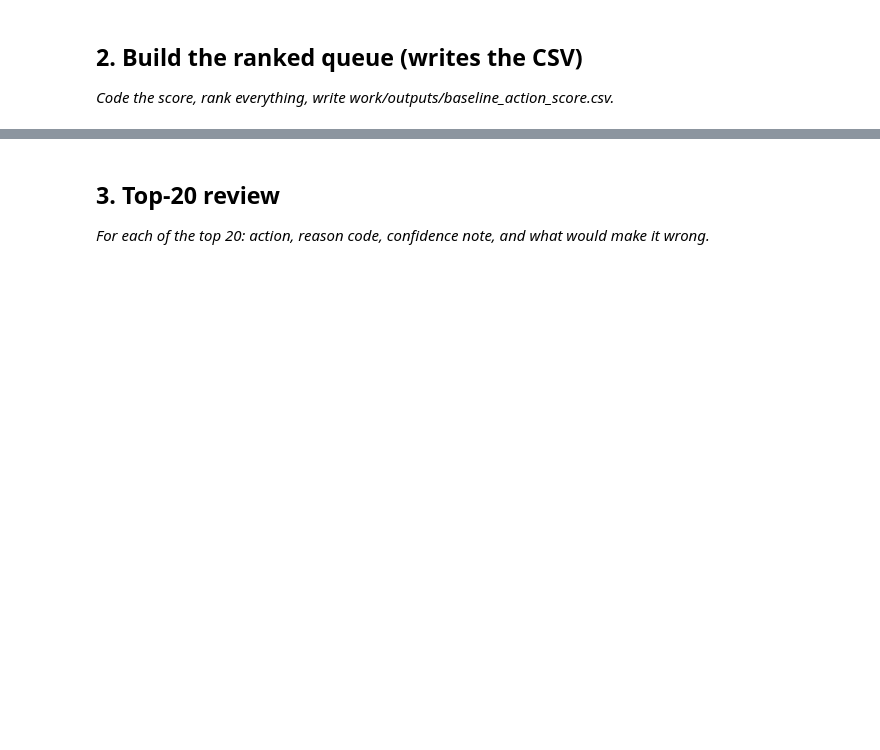
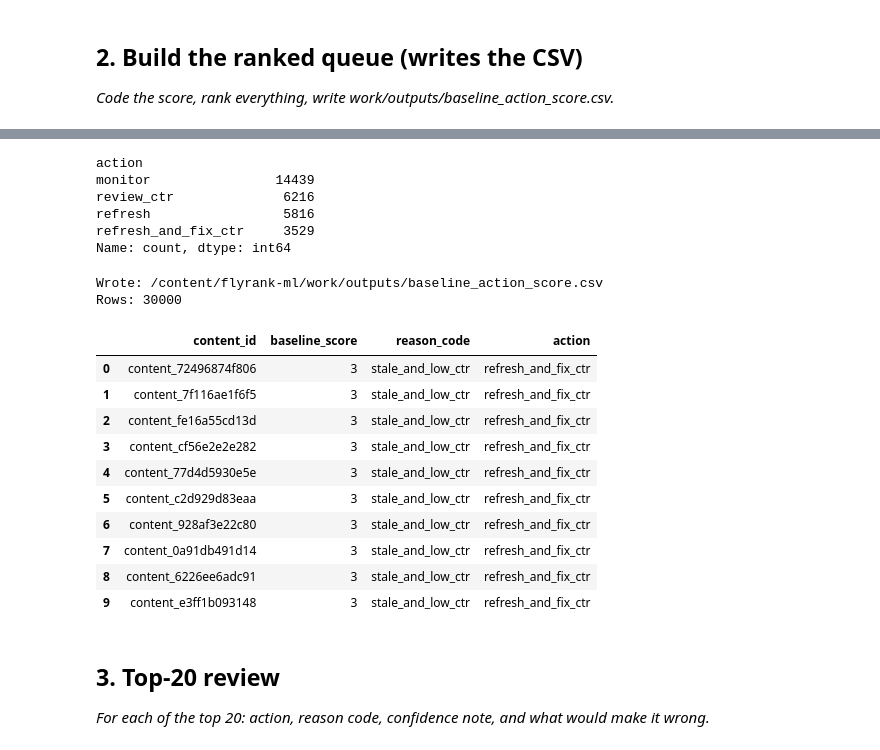
Before and after one commit to Asiya-Akhtar/flyrank-ml, a Jupyter notebook: work/notebooks/w04_baseline_score.ipynb, the cells around one changed output, grey strips where cells are left out. Drawn from its saved outputs; the diff is of its cells as text; code cells hidden in the pictures; blank space fills up the shorter version.

```diff
--- a/work/notebooks/w04_baseline_score.ipynb
+++ b/work/notebooks/w04_baseline_score.ipynb
@@ -20,3 +204,80 @@ This skeleton is yours to fill. Work the sections **in order** — each one has
+# %%
+# Assign exactly ONE action label
+
+action_map = {
+    "stale_and_low_ctr": "refresh_and_fix_ctr",
+    "stale": "refresh",
+    "low_ctr_visible": "review_ctr",
+    "no_flag": "monitor"
+}
+
+df["action"] = df["reason_code"].map(action_map)
+
+print(df["action"].value_counts())
+# %% [output]
+action
+monitor                14439
+review_ctr              6216
+refresh                 5816
+refresh_and_fix_ctr     3529
+Name: count, dtype: int64
+# %%
+from pathlib import Path
+
+# Keep days_since_last_update temporarily so we can use it as a tie-breaker.
+queue = (
+    df[
+        [
+            "content_id",
+            "baseline_score",
+            "reason_code",
+            "action",
+            "days_since_last_update"
+        ]
+    ]
+    .sort_values(
+        ["baseline_score", "days_since_last_update"],
+        ascending=[False, False]
+    )
+    .reset_index(drop=True)
+)
+
+# Remove the tie-breaker from the final CSV.
+queue = queue[
+    [
+        "content_id",
+        "baseline_score",
+        "reason_code",
+        "action"
+    ]
+]
+
+# Write the required CSV.
+output_dir = Path("/content/flyrank-ml/work/outputs")
+output_dir.mkdir(parents=True, exist_ok=True)
+
+output_path = output_dir / "baseline_action_score.csv"
+
+queue.to_csv(output_path, index=False)
+
+print("Wrote:", output_path)
+print("Rows:", len(queue))
+
+display(queue.head(10))
+# %% [output]
+Wrote: /content/flyrank-ml/work/outputs/baseline_action_score.csv
+Rows: 30000
+|  | content_id | baseline_score | reason_code | action |
+| 0 | content_72496874f806 | 3 | stale_and_low_ctr | refresh_and_fix_ctr |
+| 1 | content_7f116ae1f6f5 | 3 | stale_and_low_ctr | refresh_and_fix_ctr |
+| 2 | content_fe16a55cd13d | 3 | stale_and_low_ctr | refresh_and_fix_ctr |
+| 3 | content_cf56e2e2e282 | 3 | stale_and_low_ctr | refresh_and_fix_ctr |
+| 4 | content_77d4d5930e5e | 3 | stale_and_low_ctr | refresh_and_fix_ctr |
+| 5 | content_c2d929d83eaa | 3 | stale_and_low_ctr | refresh_and_fix_ctr |
+| 6 | content_928af3e22c80 | 3 | stale_and_low_ctr | refresh_and_fix_ctr |
+| 7 | content_0a91db491d14 | 3 | stale_and_low_ctr | refresh_and_fix_ctr |
+| 8 | content_6226ee6adc91 | 3 | stale_and_low_ctr | refresh_and_fix_ctr |
+| 9 | content_e3ff1b093148 | 3 | stale_and_low_ctr | refresh_and_fix_ctr |
 # %%
 # This cell is for CODE (numbers, a query, a check).
 # Write your text answer in the cell ABOVE this one — typing sentences here breaks Run All.
```
Also changed, not shown: parts of 18 cells of this notebook.
